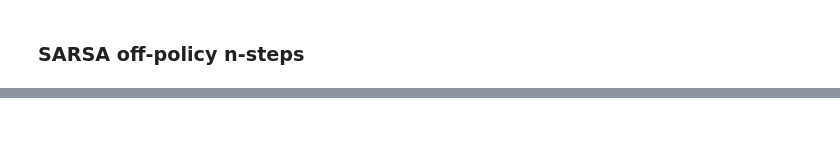
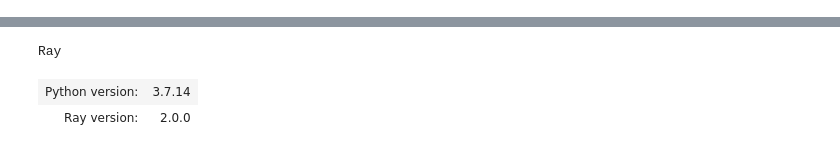
Before and after one commit to FernandoWeeb-byte/Taia-Project, a Jupyter notebook: taxi.ipynb, the cells around one changed output, grey strips where cells are left out. Cells and saved outputs as stored; diff of their text form; code cells hidden in the pictures; blank space fills up the shorter version.

```diff
--- a/taxi.ipynb
+++ b/taxi.ipynb
@@ -9,2 +32,3 @@ from plot_graph import moving_mean_plot, save_results, load_results, moving_mean
-# %% [markdown]
-### SARSA off-policy n-steps
+# %%
+ray.init(num_cpus=2)
+# %% [output]
@@ -10,0 +36,3 @@ from plot_graph import moving_mean_plot, save_results, load_results, moving_mean
+Ray
+| Python version: | 3.7.14 |
+| Ray version: | 2.0.0 |
```
Also changed, not shown: parts of 18 cells of this notebook, 7 other files.
